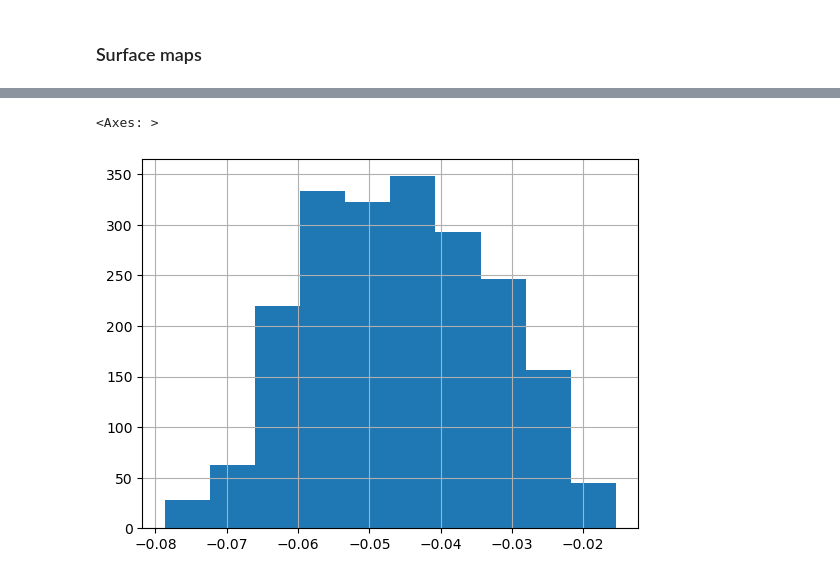
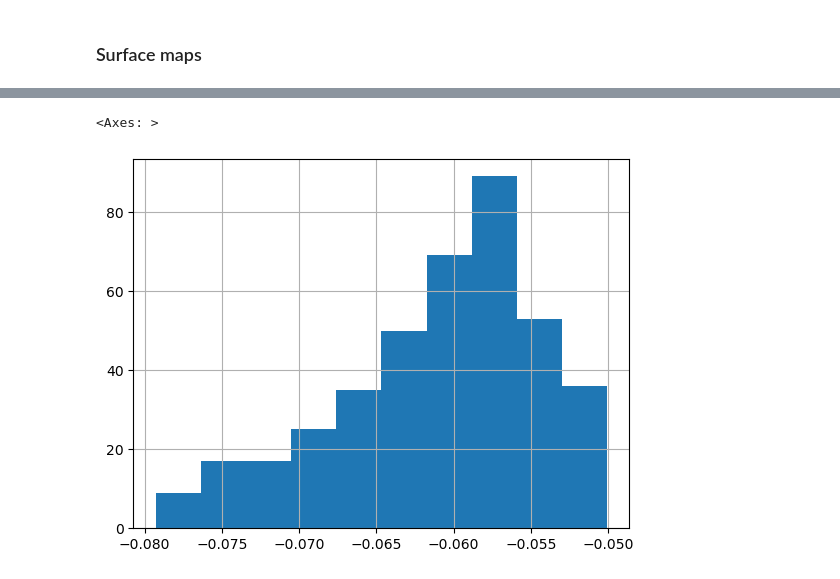
Before and after one commit to sig-gis/dises-khm-mpi, a Jupyter notebook: 5. Final Results.ipynb, the cells around one changed output, grey strips where cells are left out. Drawn from its saved outputs; the diff is of its cells as text; code cells hidden in the pictures.

```diff
--- a/5. Final Results.ipynb
+++ b/5. Final Results.ipynb
@@ -82,5 +82,5 @@ plt.show()
 # %%
-df[target_indicator].hist()
+df['mpi_untransformed'].hist()
 # %% [output]
 <Axes: >
-[figure, old version]
+[figure, new version]
```
Also changed, not shown: parts of 5 cells of this notebook, 3 other files.
